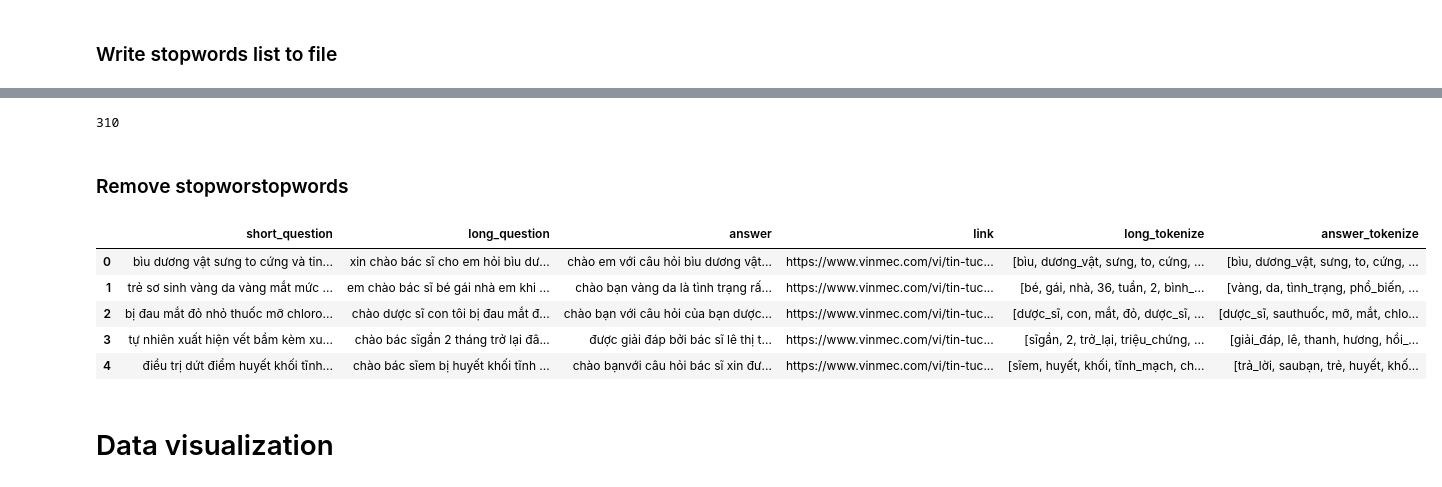
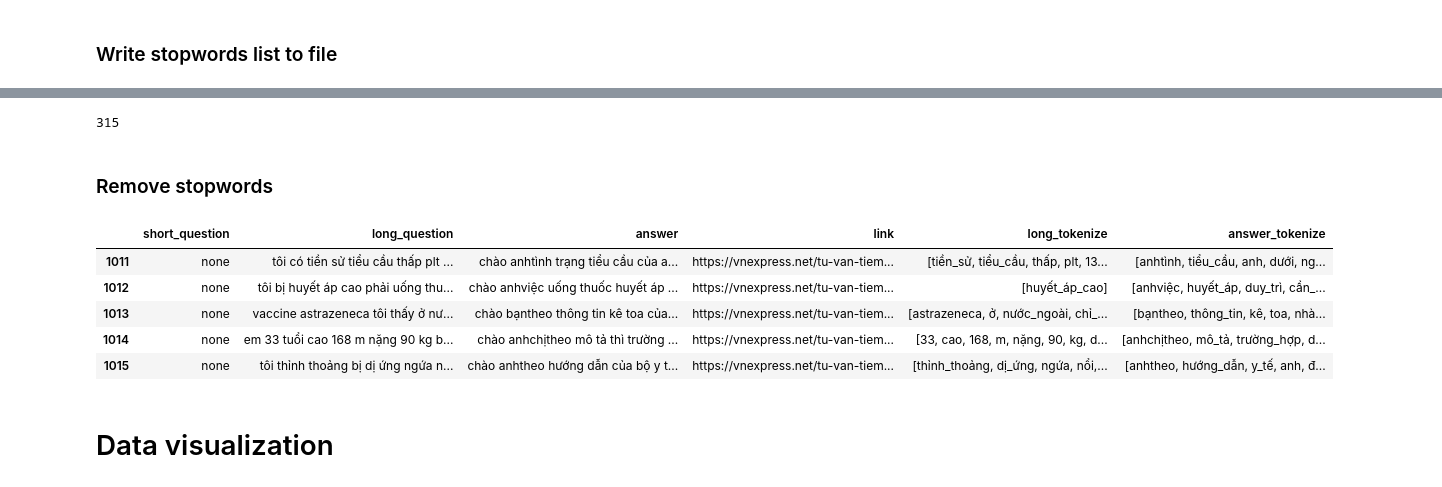
Before and after one commit to phuongha47/vinmec_pre, a Jupyter notebook: Preprocessing.ipynb, the cells around one changed output, grey strips where cells are left out. Drawn from its saved outputs; the diff is of its cells as text; code cells hidden in the pictures.

Commit message:
Được tạo bằng Colaboratory

```diff
--- a/Preprocessing.ipynb
+++ b/Preprocessing.ipynb
@@ -29,9 +27,9 @@ import pandas as pd
 import re
 from underthesea import sent_tokenize
 # %%
-df_train = pd.read_csv(r'/content/drive/MyDrive/QA_KLTN/Dataset/Data_preprocess/Data merged/train.csv')
+df_val = pd.read_csv(r'/content/drive/MyDrive/QA_KLTN/Dataset/Data_preprocess/Data merged/train.csv')
 df_test = pd.read_csv(r'/content/drive/MyDrive/QA_KLTN/Dataset/Data_preprocess/Data merged/test.csv')
-df_val = pd.read_csv(r'/content/drive/MyDrive/QA_KLTN/Dataset/Data_preprocess/Data merged/val.csv')
+df_train = pd.read_csv(r'/content/drive/MyDrive/QA_KLTN/Dataset/Data_preprocess/Data merged/val.csv')
 # %%
 s1 = u'ÀÁÂÃÈÉÊÌÍÒÓÔÕÙÚÝàáâãèéêìíòóôõùúýĂăĐđĨĩŨũƠơƯưẠạẢảẤấẦầẨẩẪẫẬậẮắẰằẲẳẴẵẶặẸẹẺẻẼẽẾếỀềỂểỄễỆệỈỉỊịỌọỎỏỐốỒồỔổỖỗỘộỚớỜờỞởỠỡỢợỤụỦủỨứỪừỬửỮữỰựỲỳỴỵỶỷỸỹ'
 s0 = u'AAAAEEEIIOOOOUUYaaaaeeeiioooouuyAaDdIiUuOoUuAaAaAaAaAaAaAaAaAaAaAaAaEeEeEeEeEeEeEeEeIiIiOoOoOoOoOoOoOoOoOoOoOoOoUuUuUuUuUuUuUuYyYyYyYy'
@@ -349,14 +347,12 @@ for i in range(len(df_train)):
   df_train['short_question'][i] = df_train['short_question'][i].lower()
   df_train['short_question'][i] = df_train['short_question'][i].replace("\n", "")
   df_train['short_question'][i] = re.sub(r'[^\w\s]','', df_train['short_question'][i])
-# long_question
-for i in range(len(df_train)):
+  # long_question
   df_train['long_question'][i] = df_train['long_question'][i].strip()
   df_train['long_question'][i] = df_train['long_question'][i].lower()
   df_train['long_question'][i] = df_train['long_question'][i].replace("\n", "")
   df_train['long_question'][i] = re.sub(r'[^\w\s]','', df_train['long_question'][i])
-# answer
-for i in range(len(df_train)):
+  # answer
   df_train['answer'][i] = df_train['answer'][i].strip()
   df_train['answer'][i] = df_train['answer'][i].lower()
   df_train['answer'][i] = df_train['answer'][i].replace("\n", "")
@@ -437,12 +437,12 @@ def get_stopwords(documents, threshold=3):
             stopwords.append(feature)
     return stopwords
 # %%
-from sklearn.feature_extraction.text import TfidfVectorizer
-from nltk.corpus import stopwords
+# from sklearn.feature_extraction.text import TfidfVectorizer
+# from nltk.corpus import stopwords
 
-stopwords = get_stopwords(df_train["long_tokenize"], threshold=3)
-stopwords = stopwords + get_stopwords(df_train["long_question"], threshold=3)
-stopwords = stopwords + get_stopwords(df_train["answer"], threshold=3)
-with open('stopwords.txt', 'w', encoding='utf8') as fp:
-    for word in stopwords:
-        fp.write(word + '\n')
+# stopwords = get_stopwords(df_train["long_tokenize"], threshold=3)
+# stopwords = stopwords + get_stopwords(df_train["long_question"], threshold=3)
+# stopwords = stopwords + get_stopwords(df_train["answer"], threshold=3)
+# with open('stopwords.txt', 'w', encoding='utf8') as fp:
+#     for word in stopwords:
+#         fp.write(word + '\n')
@@ -466,5 +462,5 @@ for i in range(len(df_train["answer_tokenize"])):
 # %%
-with open('/content/stopwords.txt') as f:
+with open('/content/drive/MyDrive/QA_KLTN/Dataset/stopwords.txt') as f:
     lines = f.readlines()
 # %%
 for i in range(len(lines)):
@@ -472,9 +468,9 @@ for i in range(len(lines)):
 # %%
 len(lines)
 # %% [output]
-310
+315
 # %% [markdown]
-### Remove stopworstopwords
+### Remove stopwords
 # %%
 import re
 long_tokenize = ''
@@ -500,10 +498,10 @@ for i in range(len(df_train["answer_tokenize"])):
 # %%
-df_train.head()
+df_train.tail()
 # %% [output]
 |  | short_question | long_question | answer | link | long_tokenize | answer_tokenize |
-| 0 | bìu dương vật sưng to cứng và tin... | xin chào bác sĩ cho em hỏi bìu dư... | chào em với câu hỏi bìu dương vật... | https://www.vinmec.com/vi/tin-tuc... | [bìu, dương_vật, sưng, to, cứng, ... | [bìu, dương_vật, sưng, to, cứng, ... |
-| 1 | trẻ sơ sinh vàng da vàng mắt mức ... | em chào bác sĩ bé gái nhà em khi ... | chào bạn vàng da là tình trạng rấ... | https://www.vinmec.com/vi/tin-tuc... | [bé, gái, nhà, 36, tuần, 2, bình_... | [vàng, da, tình_trạng, phổ_biến, ... |
-| 2 | bị đau mắt đỏ nhỏ thuốc mỡ chloro... | chào dược sĩ con tôi bị đau mắt đ... | chào bạn với câu hỏi của bạn dược... | https://www.vinmec.com/vi/tin-tuc... | [dược_sĩ, con, mắt, đỏ, dược_sĩ, ... | [dược_sĩ, sauthuốc, mỡ, mắt, chlo... |
-| 3 | tự nhiên xuất hiện vết bầm kèm xu... | chào bác sĩgần 2 tháng trở lại đâ... | được giải đáp bởi bác sĩ lê thị t... | https://www.vinmec.com/vi/tin-tuc... | [sĩgần, 2, trở_lại, triệu_chứng, ... | [giải_đáp, lê, thanh, hương, hồi_... |
-| 4 | điều trị dứt điểm huyết khối tĩnh... | chào bác sĩem bị huyết khối tĩnh ... | chào bạnvới câu hỏi bác sĩ xin đư... | https://www.vinmec.com/vi/tin-tuc... | [sĩem, huyết, khối, tĩnh_mạch, ch... | [trả_lời, saubạn, trẻ, huyết, khố... |
+| 1011 | none | tôi có tiền sử tiểu cầu thấp plt ... | chào anhtình trạng tiểu cầu của a... | https://vnexpress.net/tu-van-tiem... | [tiền_sử, tiểu_cầu, thấp, plt, 13... | [anhtình, tiểu_cầu, anh, dưới, ng... |
+| 1012 | none | tôi bị huyết áp cao phải uống thu... | chào anhviệc uống thuốc huyết áp ... | https://vnexpress.net/tu-van-tiem... | [huyết_áp_cao] | [anhviệc, huyết_áp, duy_trì, cần_... |
+| 1013 | none | vaccine astrazeneca tôi thấy ở nư... | chào bạntheo thông tin kê toa của... | https://vnexpress.net/tu-van-tiem... | [astrazeneca, ở, nước_ngoài, chỉ_... | [bạntheo, thông_tin, kê, toa, nhà... |
+| 1014 | none | em 33 tuổi cao 168 m nặng 90 kg b... | chào anhchịtheo mô tả thì trường ... | https://vnexpress.net/tu-van-tiem... | [33, cao, 168, m, nặng, 90, kg, d... | [anhchịtheo, mô_tả, trường_hợp, d... |
+| 1015 | none | tôi thỉnh thoảng bị dị ứng ngứa n... | chào anhtheo hướng dẫn của bộ y t... | https://vnexpress.net/tu-van-tiem... | [thỉnh_thoảng, dị_ứng, ngứa, nổi,... | [anhtheo, hướng_dẫn, y_tế, anh, đ... |
 # %%
```
Also changed, not shown: parts of 26 cells of this notebook.
